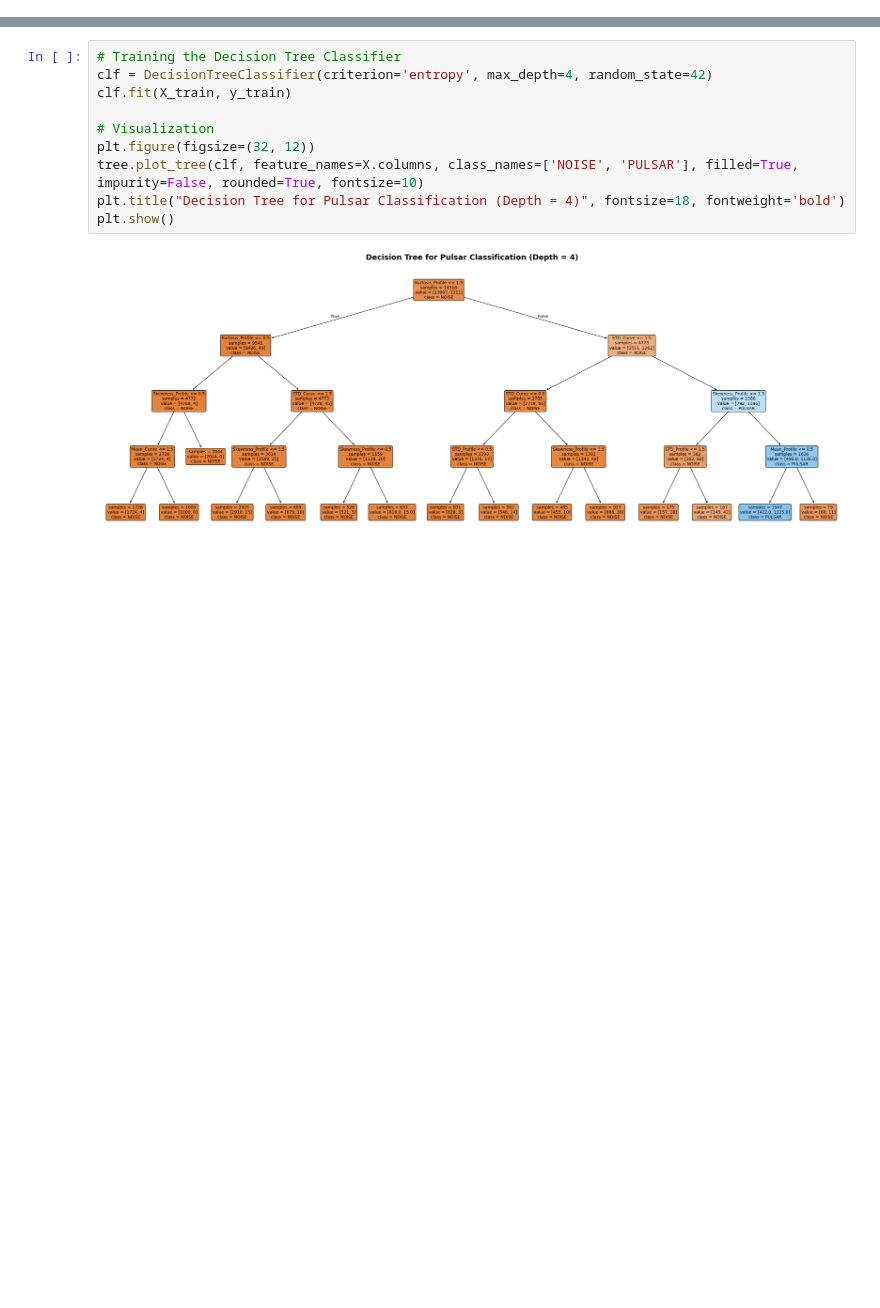
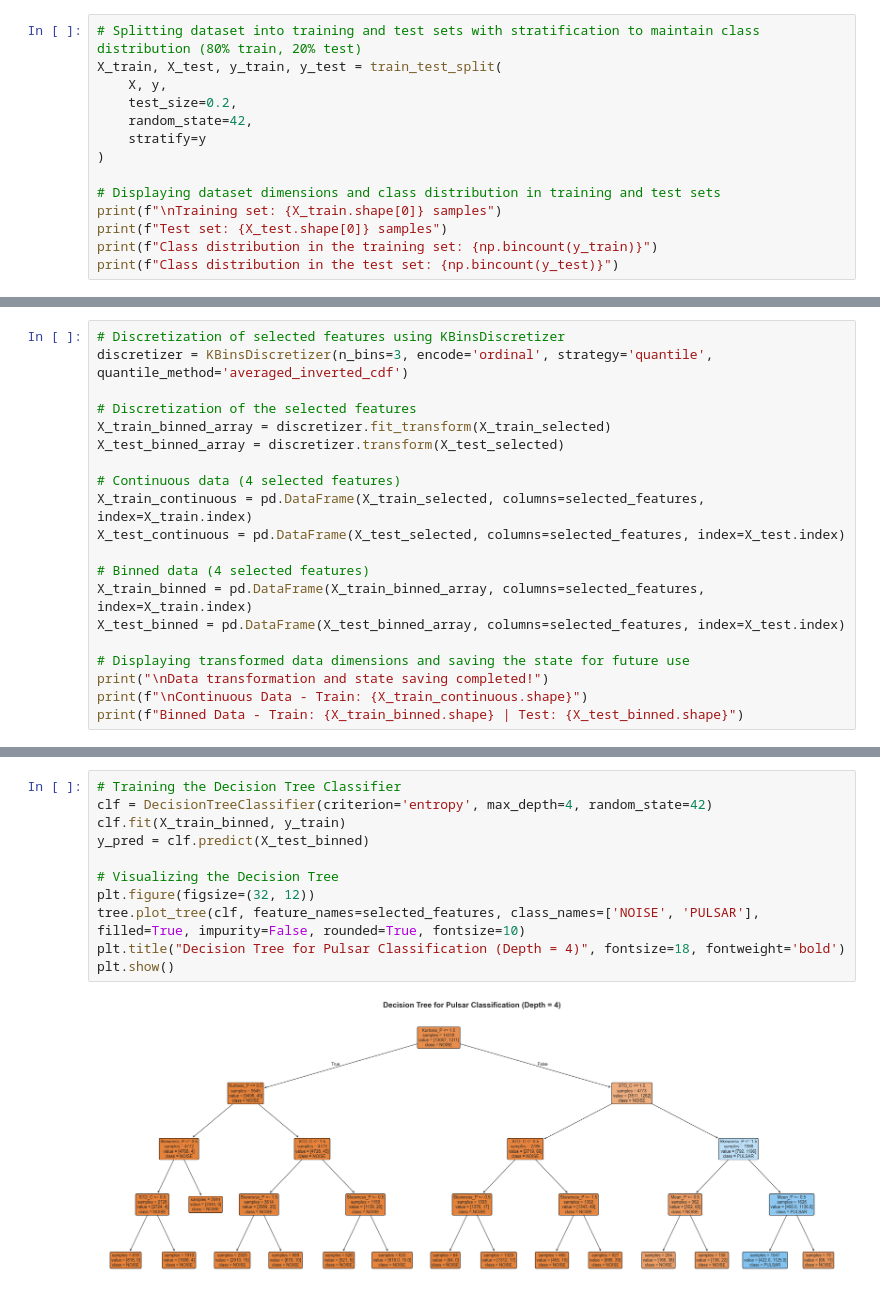
Before and after one commit to johnh-04/pulsar-classification, a Jupyter notebook: main.ipynb, the cells around one changed output, grey strips where cells are left out. Cells and saved outputs as stored; diff of their text form; blank space fills up the shorter version.

```diff
--- a/main.ipynb
+++ b/main.ipynb
@@ -114,0 +302,14 @@ Following the dataset split, **discretization (binning)** was applied to the con
+# %%
+# Splitting dataset into training and test sets with stratification to maintain class distribution (80% train, 20% test)
+X_train, X_test, y_train, y_test = train_test_split(
+    X, y,
+    test_size=0.2,
+    random_state=42,
+    stratify=y
+)
+
+# Displaying dataset dimensions and class distribution in training and test sets
+print(f"\nTraining set: {X_train.shape[0]} samples")
+print(f"Test set: {X_test.shape[0]} samples")
+print(f"Class distribution in the training set: {np.bincount(y_train)}")
+print(f"Class distribution in the test set: {np.bincount(y_test)}")
@@ -114,0 +370,20 @@ Following the dataset split, **discretization (binning)** was applied to the con
+# %%
+# Discretization of selected features using KBinsDiscretizer
+discretizer = KBinsDiscretizer(n_bins=3, encode='ordinal', strategy='quantile', quantile_method='averaged_inverted_cdf')
+
+# Discretization of the selected features
+X_train_binned_array = discretizer.fit_transform(X_train_selected)
+X_test_binned_array = discretizer.transform(X_test_selected)
+
+# Continuous data (4 selected features)
+X_train_continuous = pd.DataFrame(X_train_selected, columns=selected_features, index=X_train.index)
+X_test_continuous = pd.DataFrame(X_test_selected, columns=selected_features, index=X_test.index)
+
+# Binned data (4 selected features)
+X_train_binned = pd.DataFrame(X_train_binned_array, columns=selected_features, index=X_train.index)
+X_test_binned = pd.DataFrame(X_test_binned_array, columns=selected_features, index=X_test.index)
+
+# Displaying transformed data dimensions and saving the state for future use
+print("\nData transformation and state saving completed!")
+print(f"\nContinuous Data - Train: {X_train_continuous.shape}")
+print(f"Binned Data - Train: {X_train_binned.shape} | Test: {X_test_binned.shape}")
@@ -115,12 +407,13 @@ Following the dataset split, **discretization (binning)** was applied to the con
 # %%
 # Training the Decision Tree Classifier
 clf = DecisionTreeClassifier(criterion='entropy', max_depth=4, random_state=42)
-clf.fit(X_train, y_train)
+clf.fit(X_train_binned, y_train)
+y_pred = clf.predict(X_test_binned)
 
-# Visualization
+# Visualizing the Decision Tree
 plt.figure(figsize=(32, 12))
-tree.plot_tree(clf, feature_names=X.columns, class_names=['NOISE', 'PULSAR'], filled=True, impurity=False, rounded=True, fontsize=10)
+tree.plot_tree(clf, feature_names=selected_features, class_names=['NOISE', 'PULSAR'], filled=True, impurity=False, rounded=True, fontsize=10)
 plt.title("Decision Tree for Pulsar Classification (Depth = 4)", fontsize=18, fontweight='bold')
 plt.show()
 # %% [output]
-[figure, old version]
+[figure, new version]
```
Also changed, not shown: parts of 50 cells of this notebook, 3 other files.
